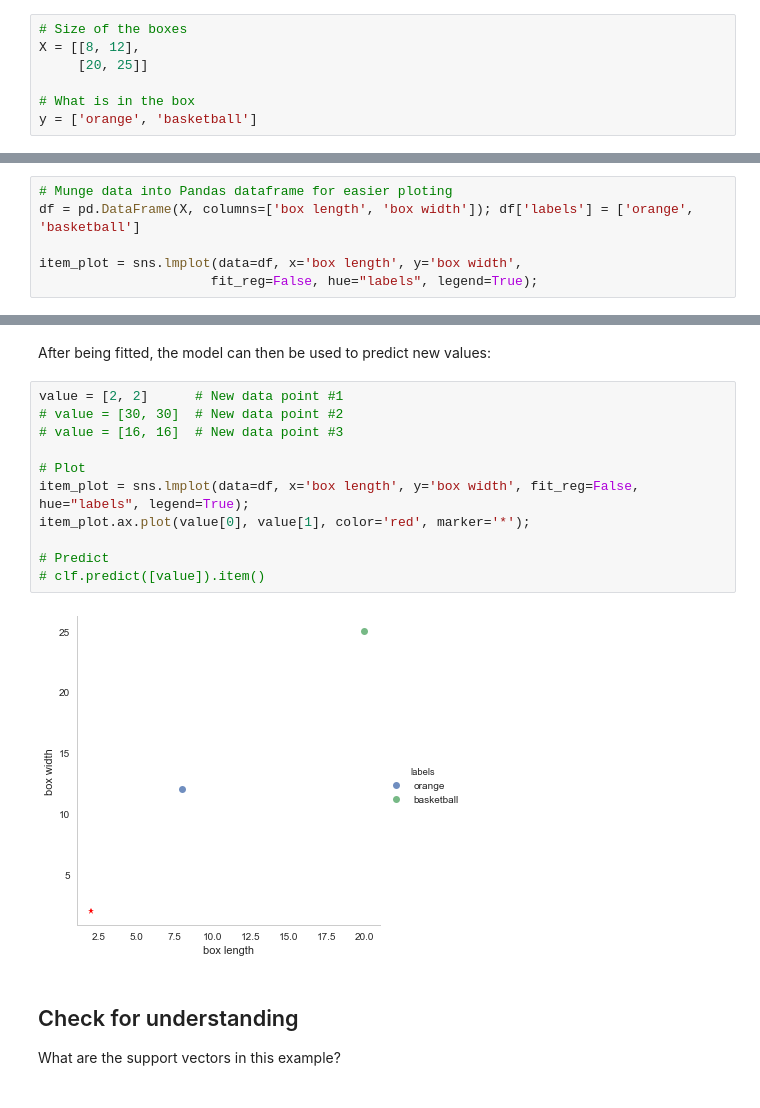
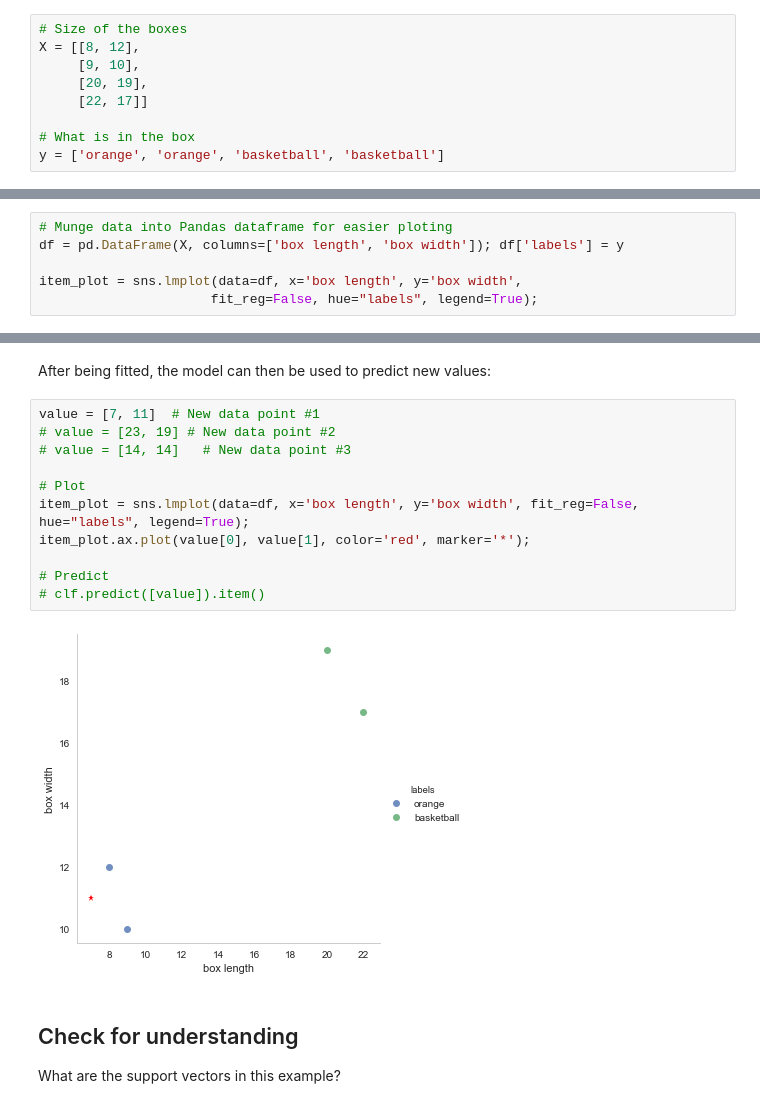
Before and after one commit to artificyan/svm-intro, a Jupyter notebook: svm-intro.ipynb, the cells around one changed output, grey strips where cells are left out. Saved outputs shown, nothing was run; the diff lists cells and outputs as text.

```diff
--- a/svm-intro.ipynb
+++ b/svm-intro.ipynb
@@ -137,16 +159,18 @@ Case Study: What is in the box?
 # %%
 # Size of the boxes
 X = [[8, 12],
-     [20, 25]]
+     [9, 10],
+     [20, 19],
+     [22, 17]]
 
 # What is in the box
-y = ['orange', 'basketball']
+y = ['orange', 'orange', 'basketball', 'basketball']
 # %% [markdown]
 Always visually inspect the data first
 ------
 # %%
 # Munge data into Pandas dataframe for easier ploting
-df = pd.DataFrame(X, columns=['box length', 'box width']); df['labels'] = ['orange', 'basketball']
+df = pd.DataFrame(X, columns=['box length', 'box width']); df['labels'] = y
 
 item_plot = sns.lmplot(data=df, x='box length', y='box width',
                       fit_reg=False, hue="labels", legend=True);
@@ -166,18 +190,18 @@ clf.fit(X, y);
 # %% [markdown]
 After being fitted, the model can then be used to predict new values:
 # %%
-value = [2, 2]      # New data point #1
-# value = [30, 30]  # New data point #2
-# value = [16, 16]  # New data point #3
+value = [7, 11]  # New data point #1
+# value = [23, 19] # New data point #2
+# value = [14, 14]   # New data point #3
 
 # Plot
 item_plot = sns.lmplot(data=df, x='box length', y='box width', fit_reg=False, hue="labels", legend=True);
 item_plot.ax.plot(value[0], value[1], color='red', marker='*');
 
 # Predict
 # clf.predict([value]).item()
 # %% [output]
-[figure, old version]
+[figure, new version]
 # %% [markdown]
 Check for understanding
 -------
```
Also changed, not shown: parts of 42 cells of this notebook, 6 other files.
